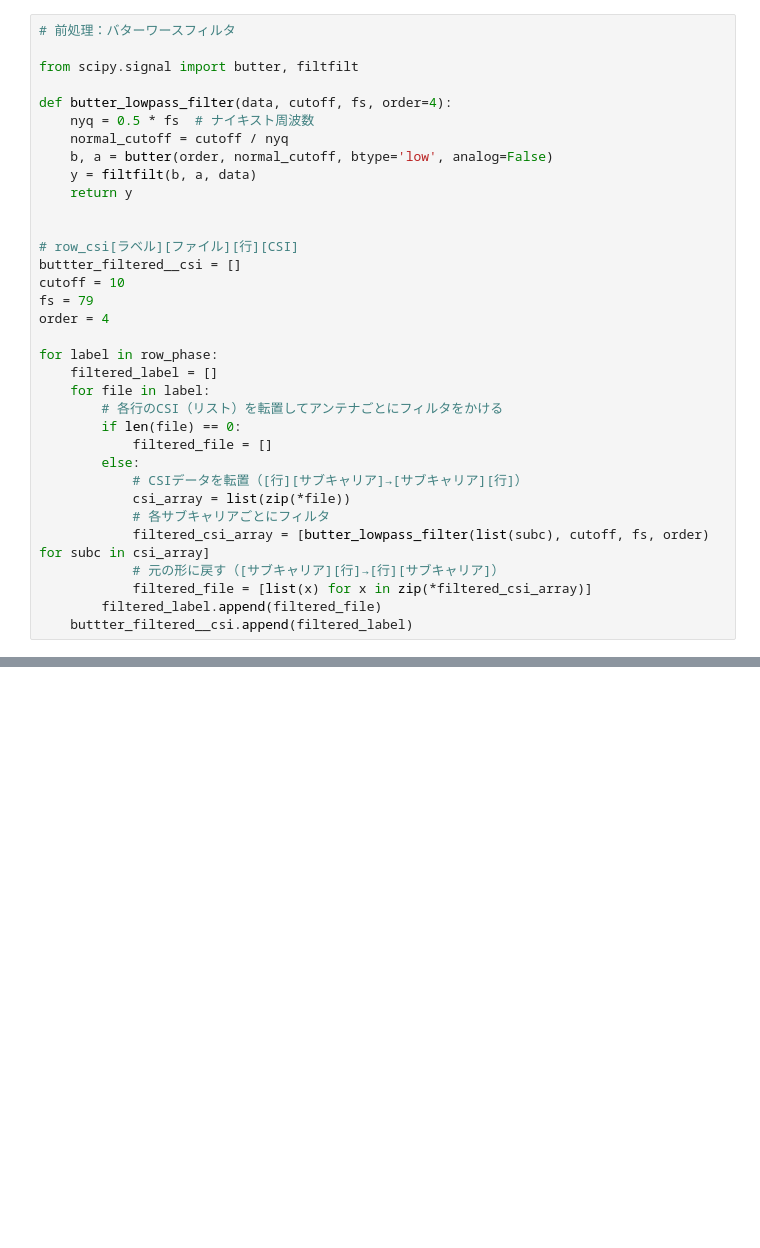
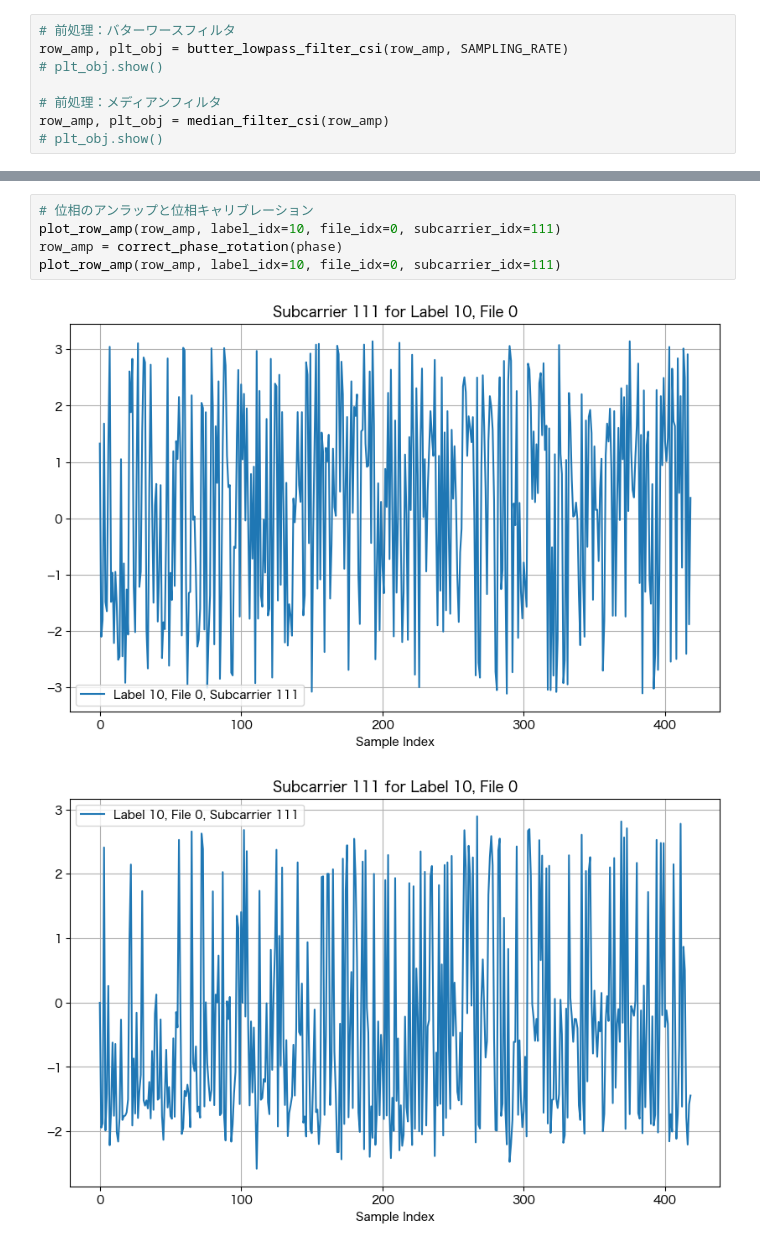
Before and after one commit to KeijiTanaka03/reserch-analysis, a Jupyter notebook: src/main.ipynb, the cells around one changed output, grey strips where cells are left out. Drawn from its saved outputs; the diff is of its cells as text; blank space fills up the shorter version.

```diff
--- a/src/main.ipynb
+++ b/src/main.ipynb
@@ -93,34 +307,8 @@ for label in row_csi:
 # %%
 # 前処理：バターワースフィルタ
+row_amp, plt_obj = butter_lowpass_filter_csi(row_amp, SAMPLING_RATE)
+# plt_obj.show()
 
-from scipy.signal import butter, filtfilt
-
-def butter_lowpass_filter(data, cutoff, fs, order=4):
-    nyq = 0.5 * fs  # ナイキスト周波数
-    normal_cutoff = cutoff / nyq
-    b, a = butter(order, normal_cutoff, btype='low', analog=False)
-    y = filtfilt(b, a, data)
-    return y
-
-
-# row_csi[ラベル][ファイル][行][CSI]
-buttter_filtered__csi = []
-cutoff = 10
-fs = 79
-order = 4
-
-for label in row_phase:
-    filtered_label = []
-    for file in label:
-        # 各行のCSI（リスト）を転置してアンテナごとにフィルタをかける
-        if len(file) == 0:
-            filtered_file = []
-        else:
-            # CSIデータを転置（[行][サブキャリア]→[サブキャリア][行]）
-            csi_array = list(zip(*file))
-            # 各サブキャリアごとにフィルタ
-            filtered_csi_array = [butter_lowpass_filter(list(subc), cutoff, fs, order) for subc in csi_array]
-            # 元の形に戻す（[サブキャリア][行]→[行][サブキャリア]）
-            filtered_file = [list(x) for x in zip(*filtered_csi_array)]
-        filtered_label.append(filtered_file)
-    buttter_filtered__csi.append(filtered_label)
+# 前処理：メディアンフィルタ
+row_amp, plt_obj = median_filter_csi(row_amp)
+# plt_obj.show()
@@ -205 +315,9 @@ plt.show()
+# %%
+# 位相のアンラップと位相キャリブレーション
+plot_row_amp(row_amp, label_idx=10, file_idx=0, subcarrier_idx=111)
+row_amp = correct_phase_rotation(phase)
+plot_row_amp(row_amp, label_idx=10, file_idx=0, subcarrier_idx=111)
+# %% [output]
+[figure, added]
+[figure, added]
 # %%
```
Also changed, not shown: parts of 50 cells of this notebook, 14 other files.
